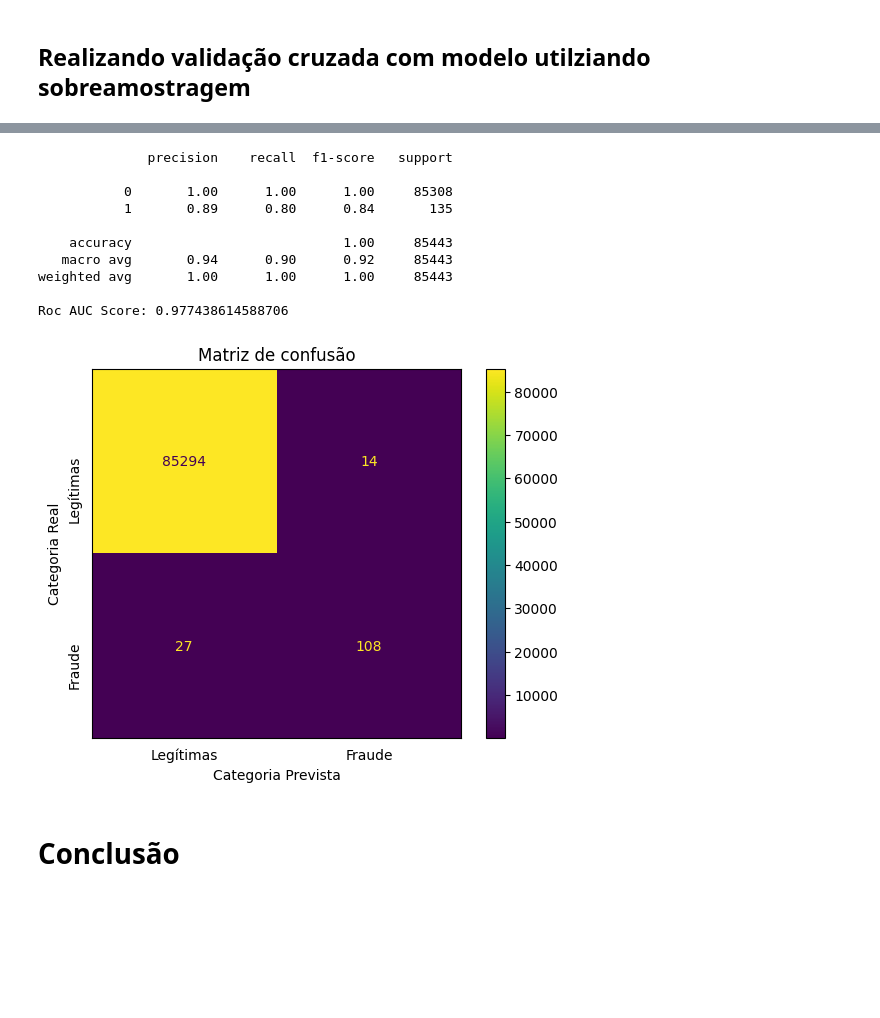
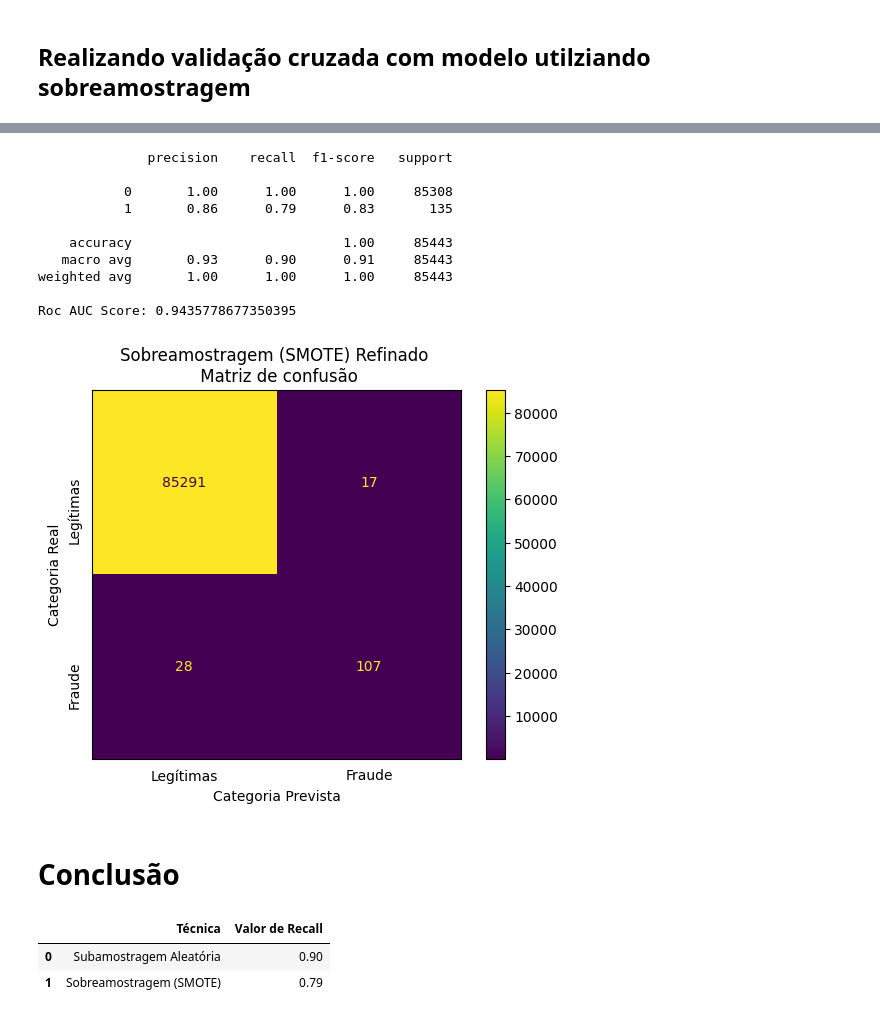
Before and after one commit to Marcos-Vinicius-Santos-Ramos/Machine-Learning-and-Credit-Card-Fraud-Detection, a Jupyter notebook: Detecção_de_fraude_de_cartão_de_crédito_com_machine_learning.ipynb, the cells around one changed output, grey strips where cells are left out. Cells and saved outputs as stored; diff of their text form; code cells hidden in the pictures; blank space fills up the shorter version.

```diff
--- a/Detecção_de_fraude_de_cartão_de_crédito_com_machine_learning.ipynb
+++ b/Detecção_de_fraude_de_cartão_de_crédito_com_machine_learning.ipynb
@@ -476,31 +478,46 @@ print(CV_smote_model.best_params_)
 # %%
 y_pred_CV_smote = Best_smote_estimator.predict(X_test)
 
 # Obtendo probabilidades
 y_prob_CV_smote = Best_smote_estimator.predict_proba(X_test)
 
 # Mostrando o relatório de métricas e a matriz de confusão
 print(classification_report(y_test, y_pred_CV_smote))
 print(f'Roc AUC Score: {roc_auc_score(y_test, y_prob_CV_smote[:,1])}')
 plot_confusion_matrix(Best_smote_estimator, X_test, y_test, display_labels=['Legítimas', 'Fraude'])
 plt.yticks(rotation=90)
 plt.tick_params(left=False, bottom=False)
-plt.title('Matriz de confusão')
+plt.title('Sobreamostragem (SMOTE) Refinado \n Matriz de confusão')
 plt.ylabel('Categoria Real')
 plt.xlabel('Categoria Prevista')
 plt.show()
 # %% [output]
               precision    recall  f1-score   support
 
            0       1.00      1.00      1.00     85308
-           1       0.89      0.80      0.84       135
+           1       0.86      0.79      0.83       135
 
     accuracy                           1.00     85443
-   macro avg       0.94      0.90      0.92     85443
+   macro avg       0.93      0.90      0.91     85443
 weighted avg       1.00      1.00      1.00     85443
 
-Roc AUC Score: 0.977438614588706
+Roc AUC Score: 0.9435778677350395
-[figure, old version]
+[figure, new version]
 # %% [markdown]
 # Conclusão
+# %%
+from sklearn.metrics import recall_score
+
+undersample_score = round(recall_score(y_test, y_pred_ref), 2)
+oversample_score = round(recall_score(y_test, y_pred_CV_smote), 2)
+
+score_dict = {'Técnica': ['Subamostragem Aleatória', 'Sobreamostragem (SMOTE)'], 'Valor de Recall':[undersample_score, oversample_score]}
+
+score_df = pd.DataFrame(score_dict)
+
+display(score_df)
+# %% [output]
+|  | Técnica | Valor de Recall |
+| 0 | Subamostragem Aleatória | 0.90 |
+| 1 | Sobreamostragem (SMOTE) | 0.79 |
 # %% [markdown]
```
Also changed, not shown: parts of 5 cells of this notebook.
